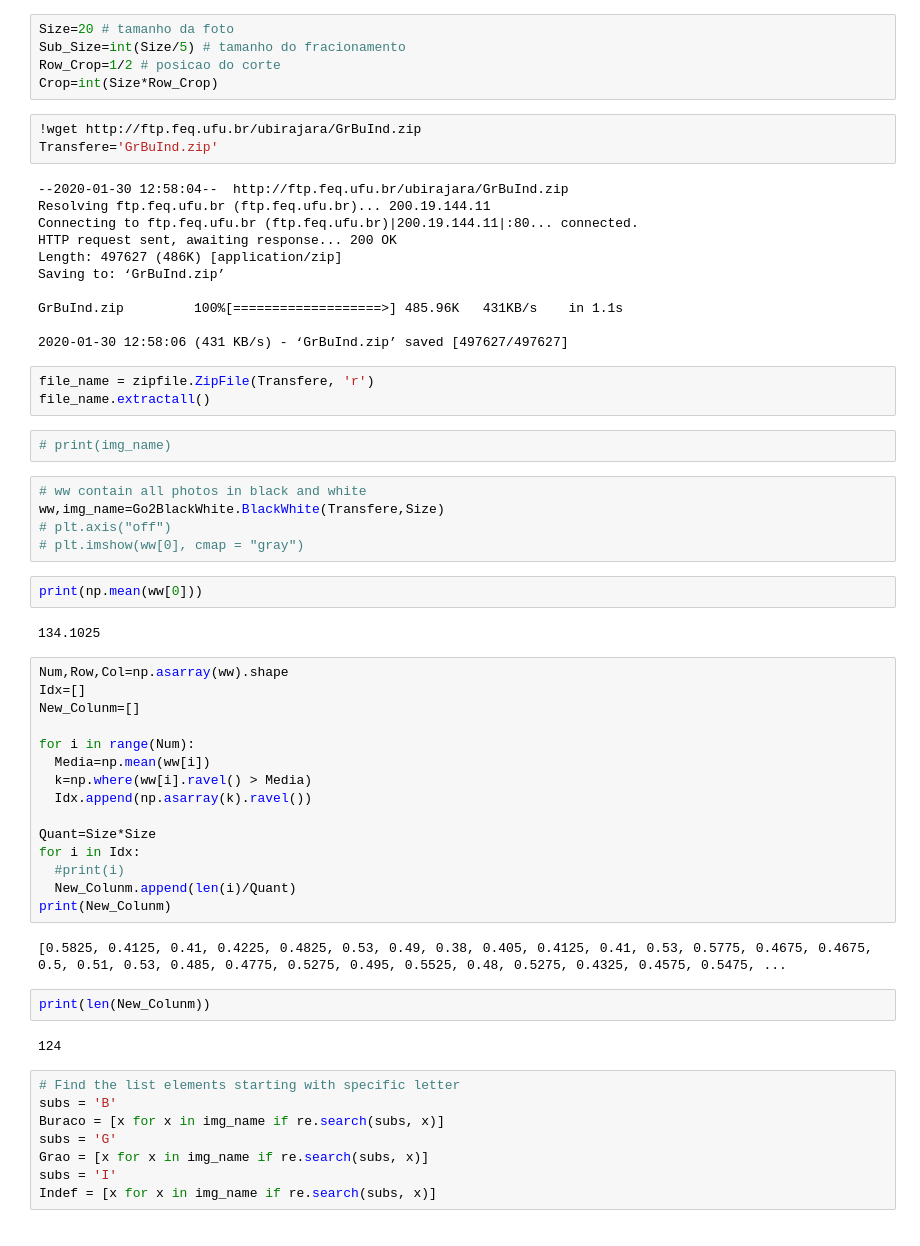
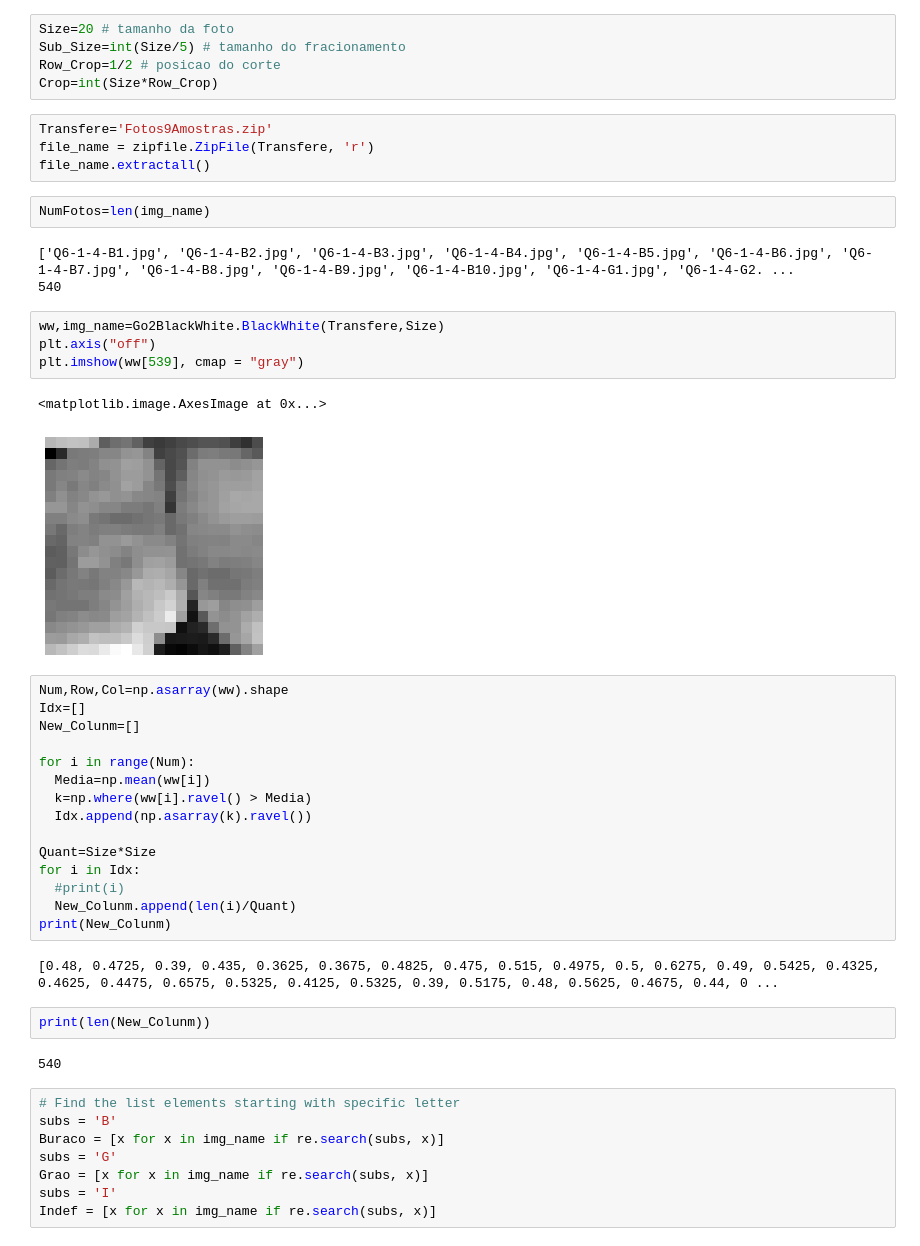
Before and after one commit to ucfilho/marquesgabi_fev_2020, a Jupyter notebook: 02_Mahotas_fracionado_fev_14_2020.ipynb, the cells around one changed output. Cells and saved outputs as stored; diff of their text form.

```diff
--- a/02_Mahotas_fracionado_fev_14_2020.ipynb
+++ b/02_Mahotas_fracionado_fev_14_2020.ipynb
@@ -47,34 +45,22 @@ Size=20 # tamanho da foto
 Sub_Size=int(Size/5) # tamanho do fracionamento
 Row_Crop=1/2 # posicao do corte
 Crop=int(Size*Row_Crop)
-# %%
-!wget http://ftp.feq.ufu.br/ubirajara/GrBuInd.zip
-Transfere='GrBuInd.zip'
-# %% [output]
---2020-01-30 12:58:04--  http://ftp.feq.ufu.br/ubirajara/GrBuInd.zip
-Resolving ftp.feq.ufu.br (ftp.feq.ufu.br)... 200.19.144.11
-Connecting to ftp.feq.ufu.br (ftp.feq.ufu.br)|200.19.144.11|:80... connected.
-HTTP request sent, awaiting response... 200 OK
-Length: 497627 (486K) [application/zip]
-Saving to: ‘GrBuInd.zip’
-
-GrBuInd.zip         100%[===================>] 485.96K   431KB/s    in 1.1s
-
-2020-01-30 12:58:06 (431 KB/s) - ‘GrBuInd.zip’ saved [497627/497627]
 # %%
+Transfere='Fotos9Amostras.zip'
 file_name = zipfile.ZipFile(Transfere, 'r')
 file_name.extractall()
-# %%
-# print(img_name)
+# %%
+NumFotos=len(img_name)
+# %% [output]
+['Q6-1-4-B1.jpg', 'Q6-1-4-B2.jpg', 'Q6-1-4-B3.jpg', 'Q6-1-4-B4.jpg', 'Q6-1-4-B5.jpg', 'Q6-1-4-B6.jpg', 'Q6-1-4-B7.jpg', 'Q6-1-4-B8.jpg', 'Q6-1-4-B9.jpg', 'Q6-1-4-B10.jpg', 'Q6-1-4-G1.jpg', 'Q6-1-4-G2. ...
+540
 # %%
-# ww contain all photos in black and white
 ww,img_name=Go2BlackWhite.BlackWhite(Transfere,Size)
-# plt.axis("off")
-# plt.imshow(ww[0], cmap = "gray")
+plt.axis("off")
+plt.imshow(ww[539], cmap = "gray")
+# %% [output]
+<matplotlib.image.AxesImage at 0x...>
+[figure, added]
-# %%
-print(np.mean(ww[0]))
-# %% [output]
-134.1025
 # %%
 Num,Row,Col=np.asarray(ww).shape
 Idx=[]
@@ -91,11 +77,11 @@ for i in Idx:
   New_Colunm.append(len(i)/Quant)
 print(New_Colunm)
 # %% [output]
-[0.5825, 0.4125, 0.41, 0.4225, 0.4825, 0.53, 0.49, 0.38, 0.405, 0.4125, 0.41, 0.53, 0.5775, 0.4675, 0.4675, 0.5, 0.51, 0.53, 0.485, 0.4775, 0.5275, 0.495, 0.5525, 0.48, 0.5275, 0.4325, 0.4575, 0.5475, ...
+[0.48, 0.4725, 0.39, 0.435, 0.3625, 0.3675, 0.4825, 0.475, 0.515, 0.4975, 0.5, 0.6275, 0.49, 0.5425, 0.4325, 0.4625, 0.4475, 0.6575, 0.5325, 0.4125, 0.5325, 0.39, 0.5175, 0.48, 0.5625, 0.4675, 0.44, 0 ...
 # %%
 print(len(New_Colunm))
 # %% [output]
-124
+540
 # %%
 # Find the list elements starting with specific letter
 subs = 'B'
```
Also changed, not shown: parts of 16 cells of this notebook.
